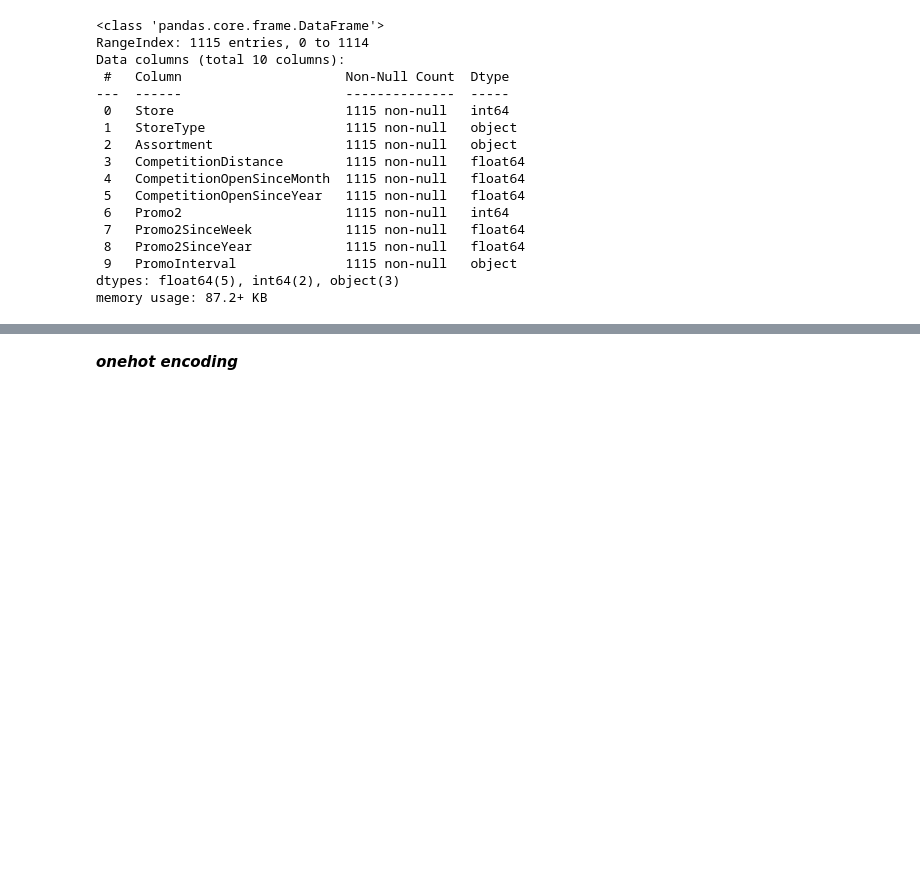
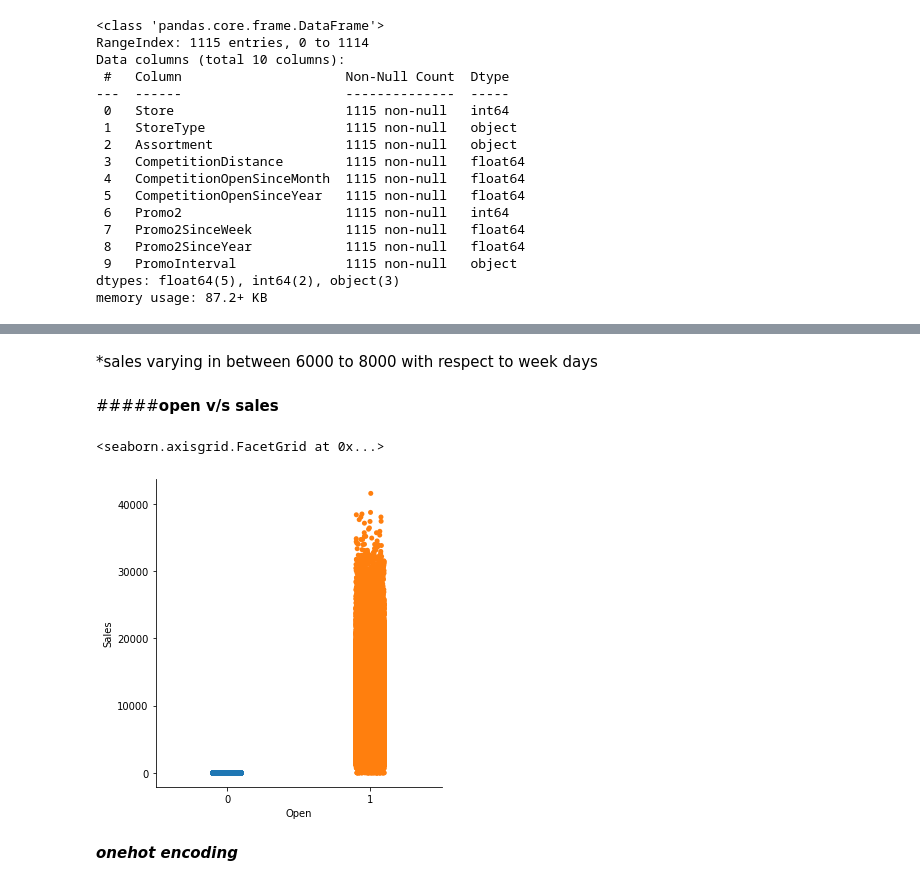
Before and after one commit to amalmon/RETAIL-SALES-PREDICTION, a Jupyter notebook: AMAL_Rossmann_Sales_Prediction_Capstone_Project.ipynb, the cells around one changed output, grey strips where cells are left out. Drawn from its saved outputs; the diff is of its cells as text; code cells hidden in the pictures; blank space fills up the shorter version.

```diff
--- a/AMAL_Rossmann_Sales_Prediction_Capstone_Project.ipynb
+++ b/AMAL_Rossmann_Sales_Prediction_Capstone_Project.ipynb
@@ -533,3 +575,12 @@ final_df['Promo2_since'] = ( 12 * (final_df['Date'] - final_df['Promo2SinceYear'
+# %% [markdown]
+*sales varying in between 6000 to 8000 with respect to week days
+# %% [markdown]
+#####**open v/s sales**
+# %%
+sns.catplot(data=final_df,x='Open',y='Sales')
+# %% [output]
+<seaborn.axisgrid.FacetGrid at 0x...>
+[figure, added]
 # %% [markdown]
 ***onehot encoding***
 # %%
```
Also changed, not shown: parts of 97 cells of this notebook.
